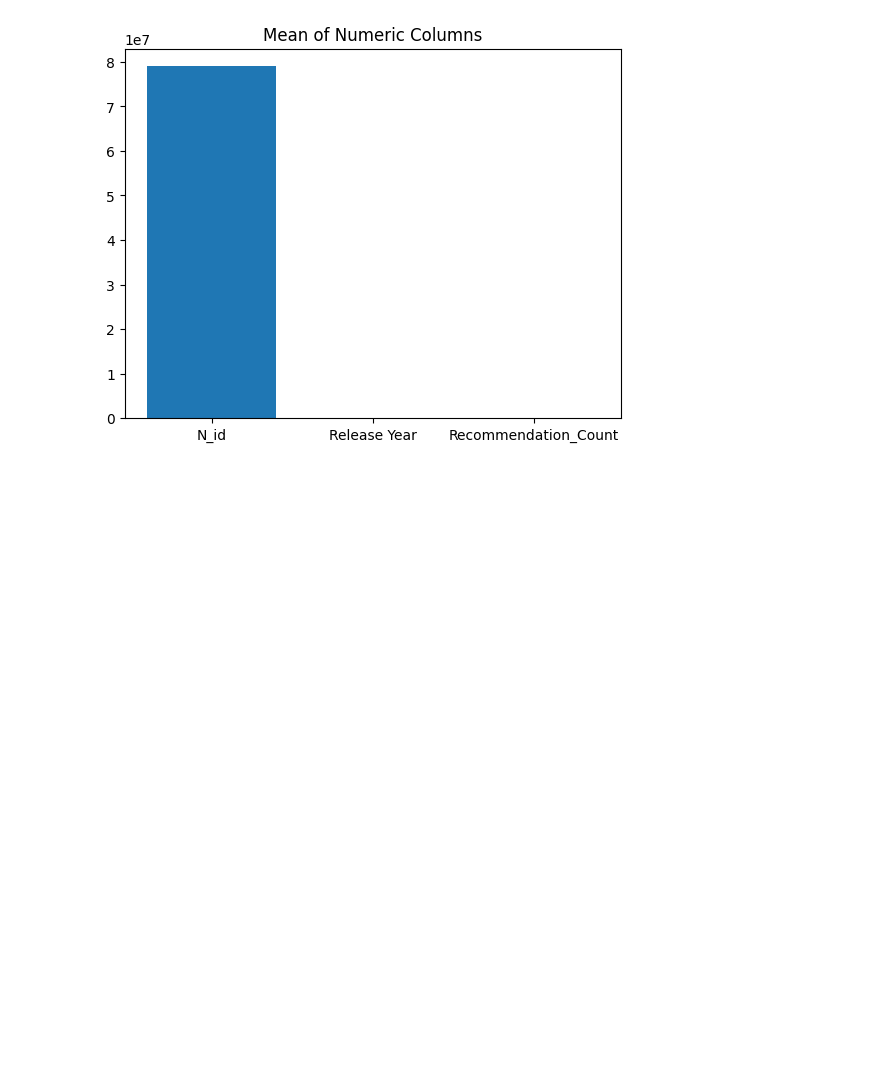
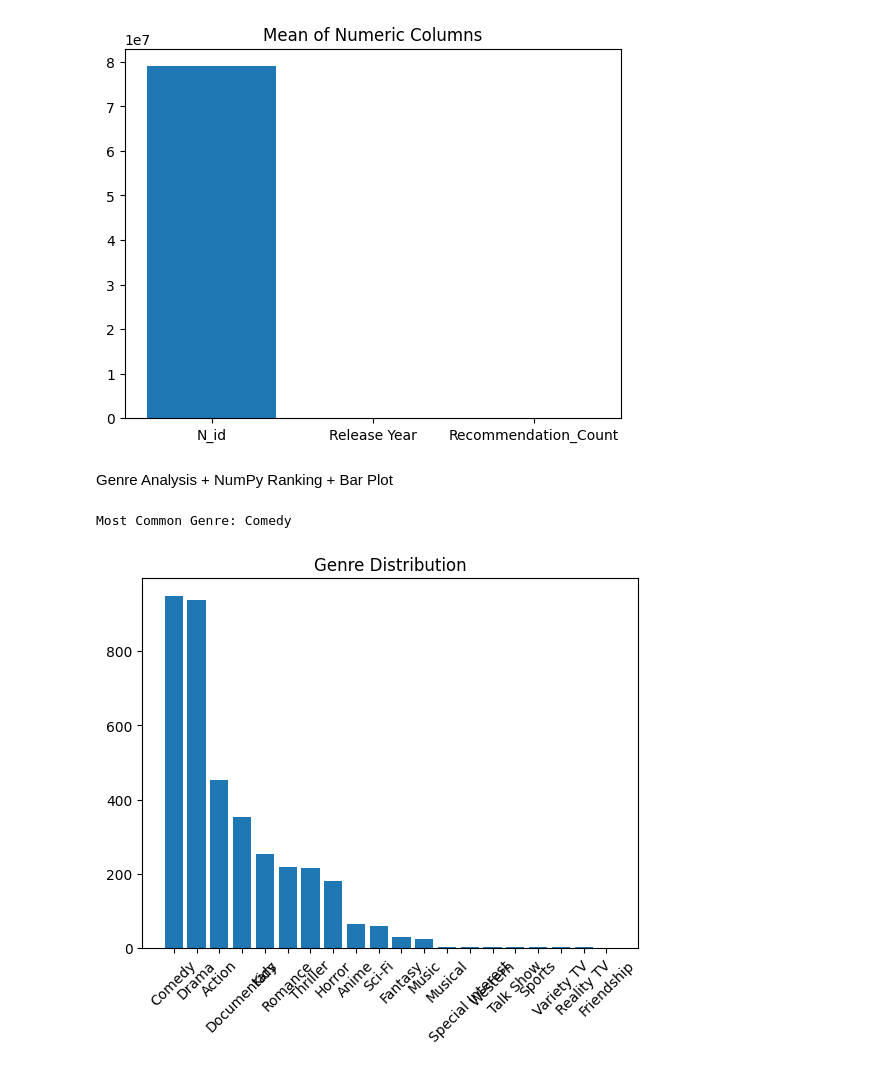
Before and after one commit to ameena0726-ops/Netflix-Analysis, a Jupyter notebook: Netflix_Content_Genre (1).ipynb, the cells around one changed output. Saved outputs shown, nothing was run; the diff lists cells and outputs as text; code cells hidden in the pictures; blank space fills up the shorter version.

Commit message:
Performed genre analysis with NumPy ranking and Matplotlib genre plot

```diff
--- a/Netflix_Content_Genre (1).ipynb
+++ b/Netflix_Content_Genre (1).ipynb
@@ -410,3 +410,22 @@ min    2.153090e+05   1962.000000              1.000000
 75%    8.158646e+07   2023.000000             12.000000
 max    8.199405e+07   2025.000000             12.000000
 [figure]
+# %% [markdown]
+Genre Analysis + NumPy Ranking + Bar Plot
+# %%
+genre_counts = df['Main Genre'].value_counts()
+
+# NumPy ranking
+genre_array = genre_counts.to_numpy()
+max_genre = genre_counts.index[np.argmax(genre_array)]
+
+print("Most Common Genre:", max_genre)
+
+# Plot
+plt.bar(genre_counts.index, genre_counts.values)
+plt.xticks(rotation=45)
+plt.title("Genre Distribution")
+plt.show()
+# %% [output]
+Most Common Genre: Comedy
+[figure, added]
```
